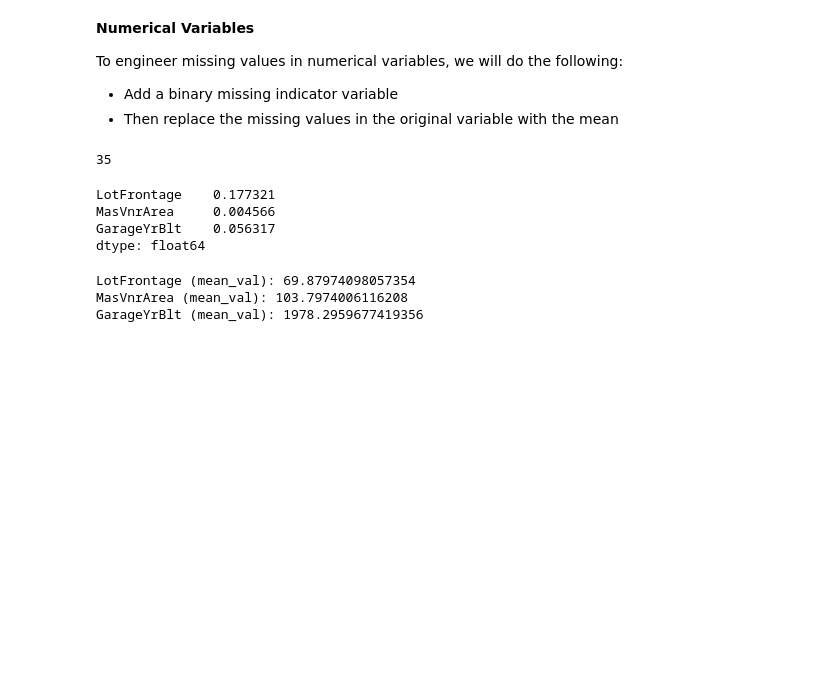
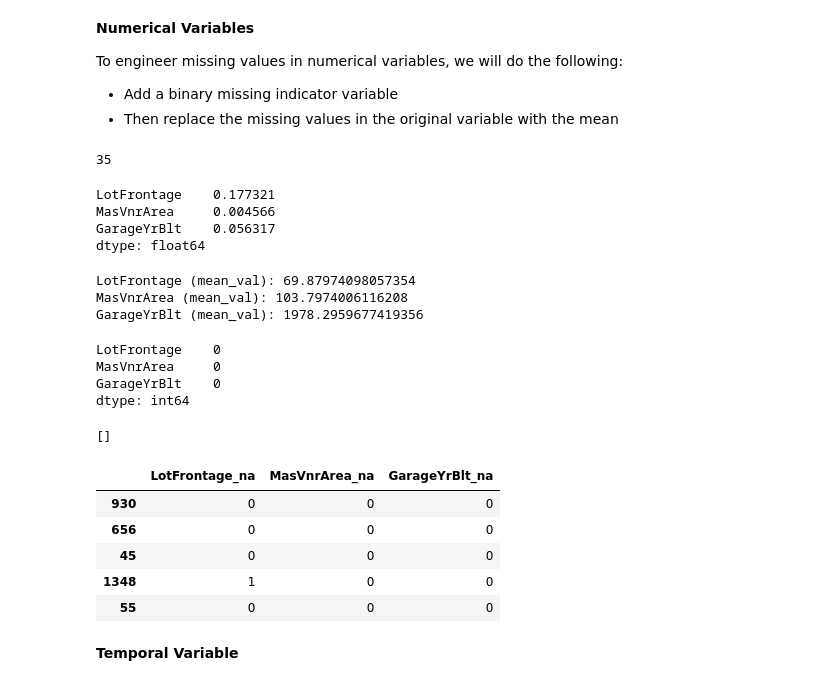
Before and after one commit to Tobiodedere1211/House-Price-Advance-regression-technique-, a Jupyter notebook: house-price(feature-engineering).ipynb, the cells around one changed output. Cells and saved outputs as stored; diff of their text form; code cells hidden in the pictures; blank space fills up the shorter version.

```diff
--- a/house-price(feature-engineering).ipynb
+++ b/house-price(feature-engineering).ipynb
@@ -258,3 +258,28 @@ for var in vars_with_na:
 LotFrontage (mean_val): 69.87974098057354
 MasVnrArea (mean_val): 103.7974006116208
 GarageYrBlt (mean_val): 1978.2959677419356
+# %%
+# checking for missing in X_train
+X_train[vars_with_na].isna().sum()
+# %% [output]
+LotFrontage    0
+MasVnrArea     0
+GarageYrBlt    0
+dtype: int64
+# %%
+# checking for missing values in X_test
+[var for var in vars_with_na if X_test[var].isnull().sum() > 0]
+# %% [output]
+[]
+# %%
+# check for binary missing indicator variable
+X_train[['LotFrontage_na', 'MasVnrArea_na', 'GarageYrBlt_na']].head()
+# %% [output]
+|  | LotFrontage_na | MasVnrArea_na | GarageYrBlt_na |
+| 930 | 0 | 0 | 0 |
+| 656 | 0 | 0 | 0 |
+| 45 | 0 | 0 | 0 |
+| 1348 | 1 | 0 | 0 |
+| 55 | 0 | 0 | 0 |
+# %% [markdown]
+**Temporal Variable**
```
